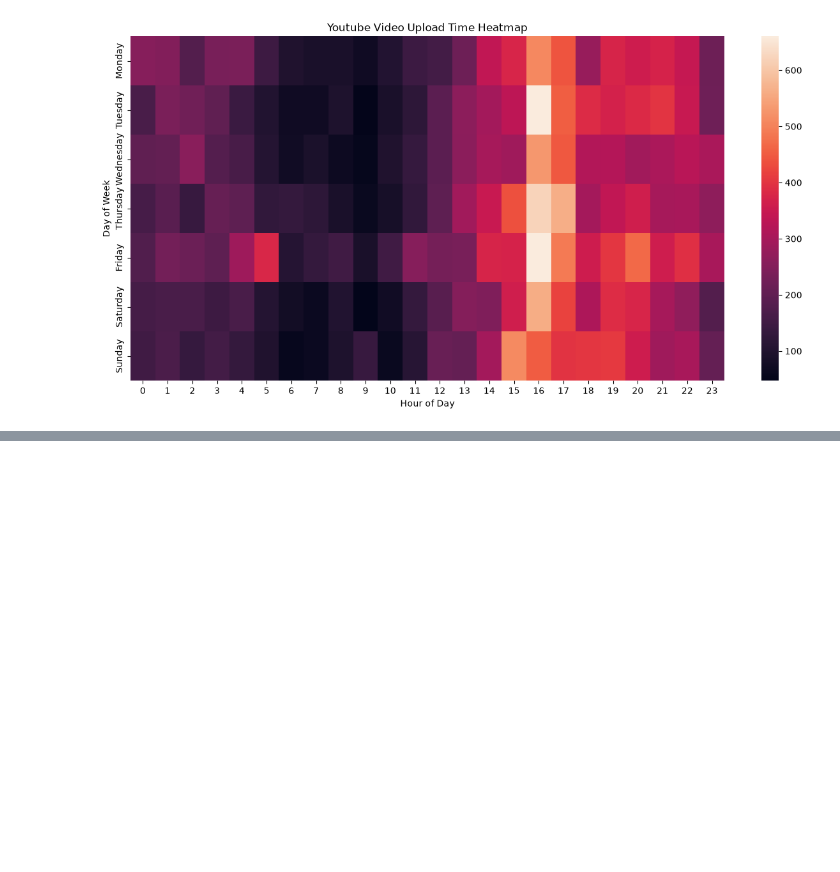
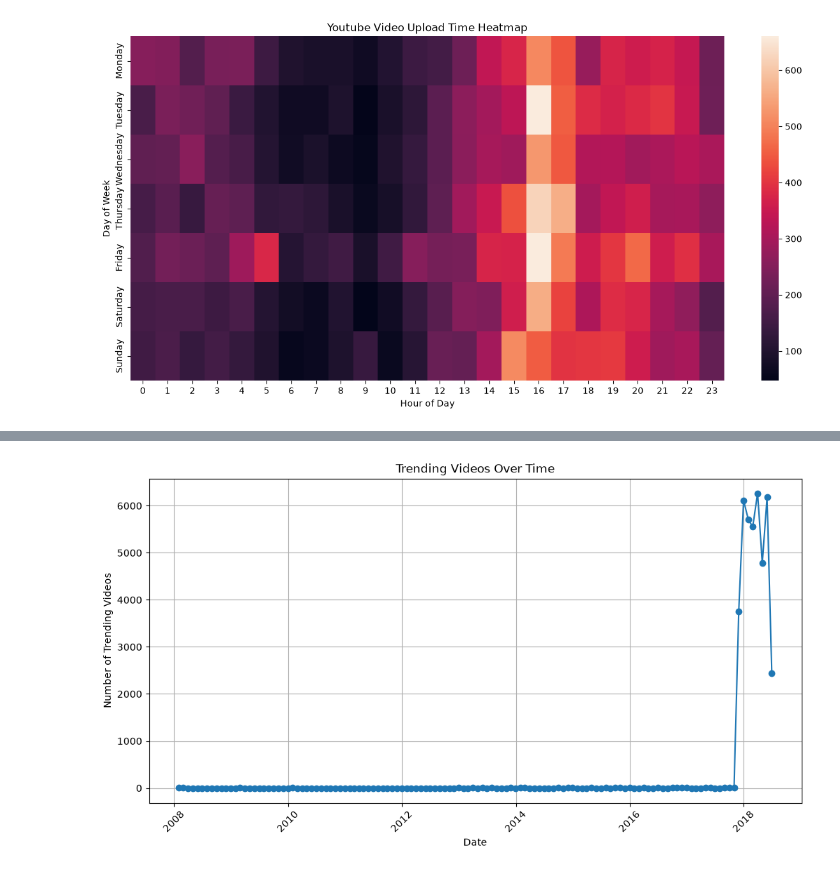
Before and after one commit to suman-126/youtube-trending-video-analysis, a Jupyter notebook: yt_analysis.ipynb, the cells around one changed output, grey strips where cells are left out. Saved outputs shown, nothing was run; the diff lists cells and outputs as text; code cells hidden in the pictures; blank space fills up the shorter version.

```diff
--- a/yt_analysis.ipynb
+++ b/yt_analysis.ipynb
@@ -785,0 +807,27 @@ plt.show()
+# %%
+# Time-Series Analysis
+
+monthly_videos = (
+    df
+    .set_index("publish_time")
+    .resample("ME")
+    .size()
+)
+
+plt.figure(figsize=(12, 6))
+
+plt.plot(
+    monthly_videos.index,
+    monthly_videos.values,
+    marker="o"
+)
+
+plt.title("Trending Videos Over Time")
+plt.xlabel("Date")
+plt.ylabel("Number of Trending Videos")
+plt.xticks(rotation=45)
+plt.grid()
+
+plt.show()
+# %% [output]
+[figure, added]
```
Also changed, not shown: parts of 6 cells of this notebook, 2 other files.
